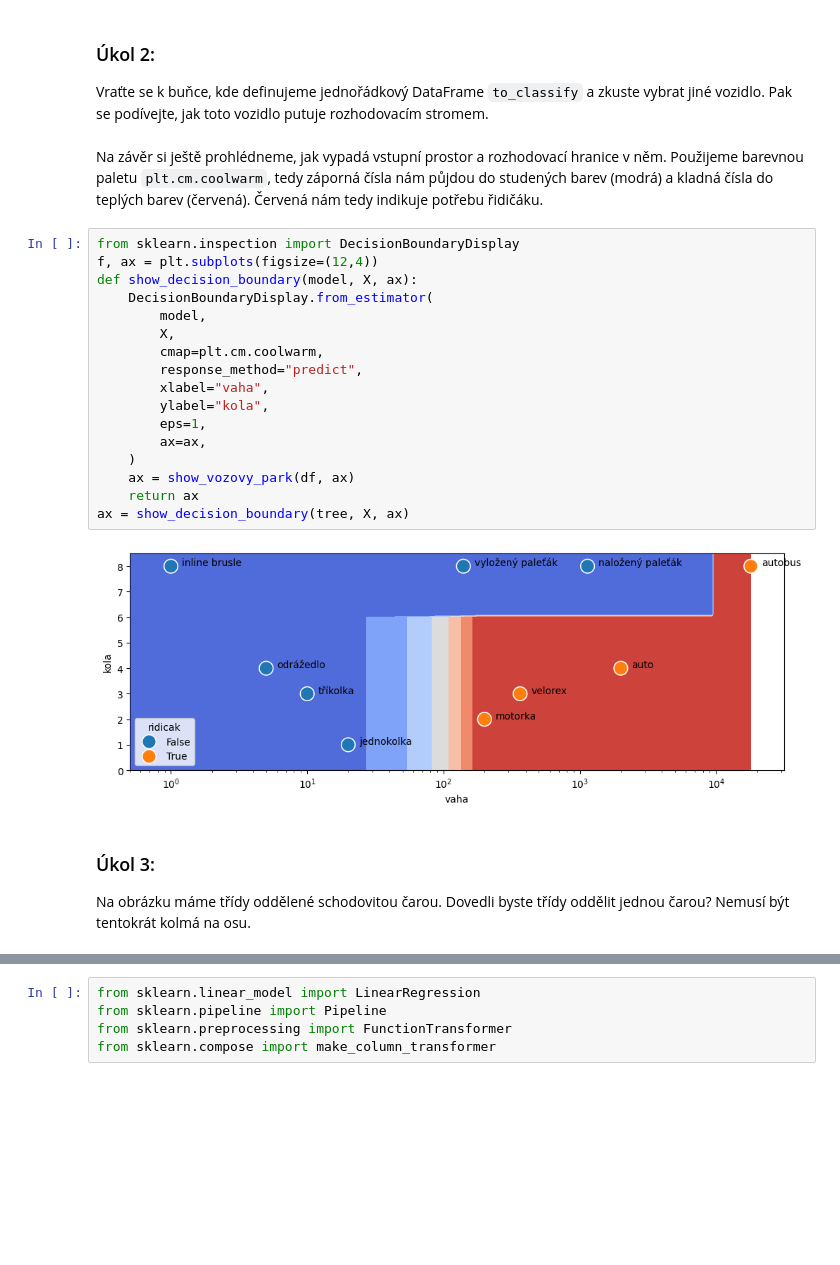
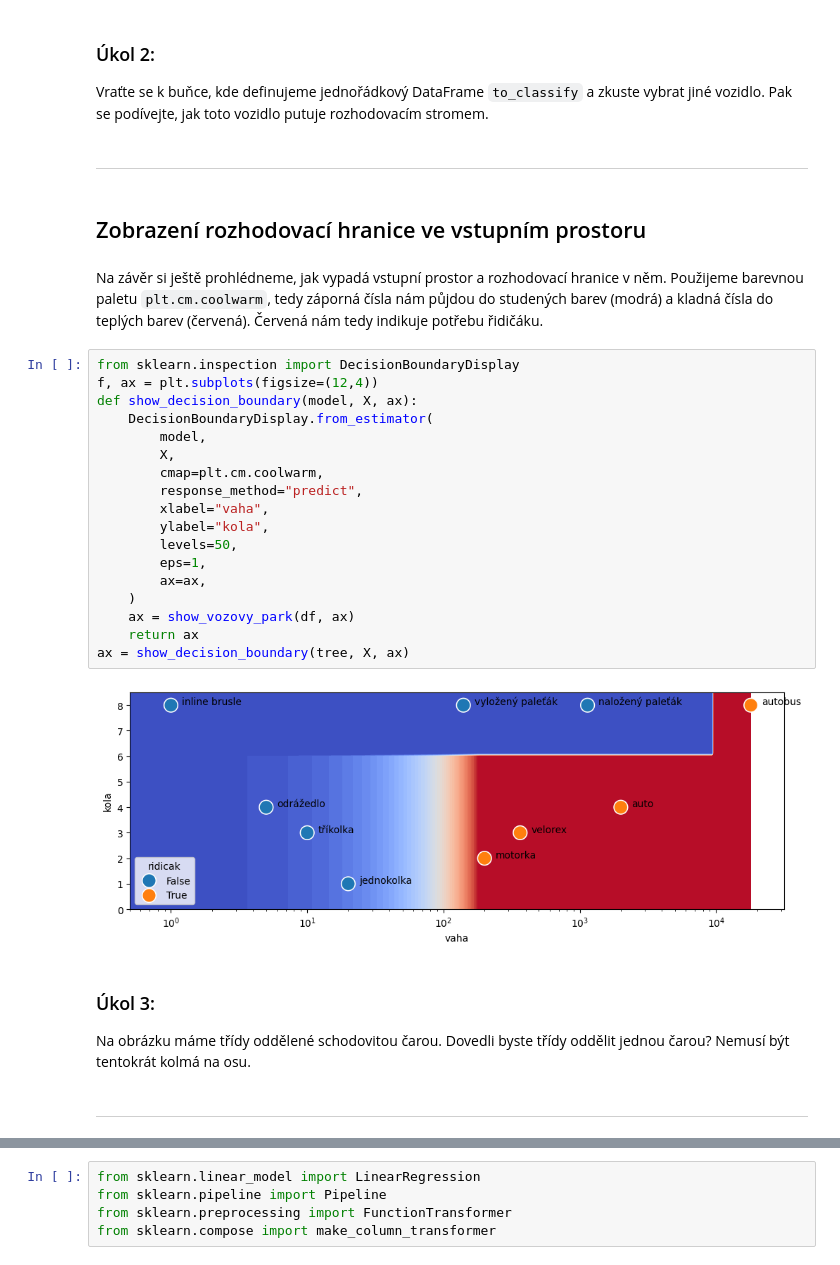
Before and after one commit to PyDataCZ/pyladies-kurz, a Jupyter notebook: lessons/pydata/classification_bonus/index.ipynb, the cells around one changed output, grey strips where cells are left out. Saved outputs shown, nothing was run; the diff lists cells and outputs as text; blank space fills up the shorter version.

```diff
--- a/lessons/pydata/classification_bonus/index.ipynb
+++ b/lessons/pydata/classification_bonus/index.ipynb
@@ -156,30 +169,37 @@ output node   #6:                                  Řidičák netřeba:   0%, Ř
 # %% [markdown]
 ### Úkol 2:
 Vraťte se k buňce, kde definujeme jednořádkový DataFrame `to_classify` a zkuste vybrat jiné vozidlo. Pak se podívejte, jak toto vozidlo putuje rozhodovacím stromem.
+# %% [markdown]
+<hr>
+# %% [markdown]
+## Zobrazení rozhodovací hranice ve vstupním prostoru
 # %% [markdown]
 Na závěr si ještě prohlédneme, jak vypadá vstupní prostor a rozhodovací hranice v něm. Použijeme barevnou paletu `plt.cm.coolwarm`, tedy záporná čísla nám půjdou do studených barev (modrá) a kladná čísla do teplých barev (červená). Červená nám tedy indikuje potřebu řidičáku.
 # %%
 from sklearn.inspection import DecisionBoundaryDisplay
 f, ax = plt.subplots(figsize=(12,4))
 def show_decision_boundary(model, X, ax):
     DecisionBoundaryDisplay.from_estimator(
         model,
         X,
         cmap=plt.cm.coolwarm,
         response_method="predict",
         xlabel="vaha",
         ylabel="kola",
+        levels=50,
         eps=1,
         ax=ax,
     )
     ax = show_vozovy_park(df, ax)
     return ax
 ax = show_decision_boundary(tree, X, ax)
 # %% [output]
-[figure, old version]
+[figure, new version]
 # %% [markdown]
 ### Úkol 3:
 Na obrázku máme třídy oddělené schodovitou čarou. Dovedli byste třídy oddělit jednou čarou? Nemusí být tentokrát kolmá na osu.
+# %% [markdown]
+<hr>
 # %% [markdown]
 # Lineární klasifikace
 
```
Also changed, not shown: parts of 33 cells of this notebook.
